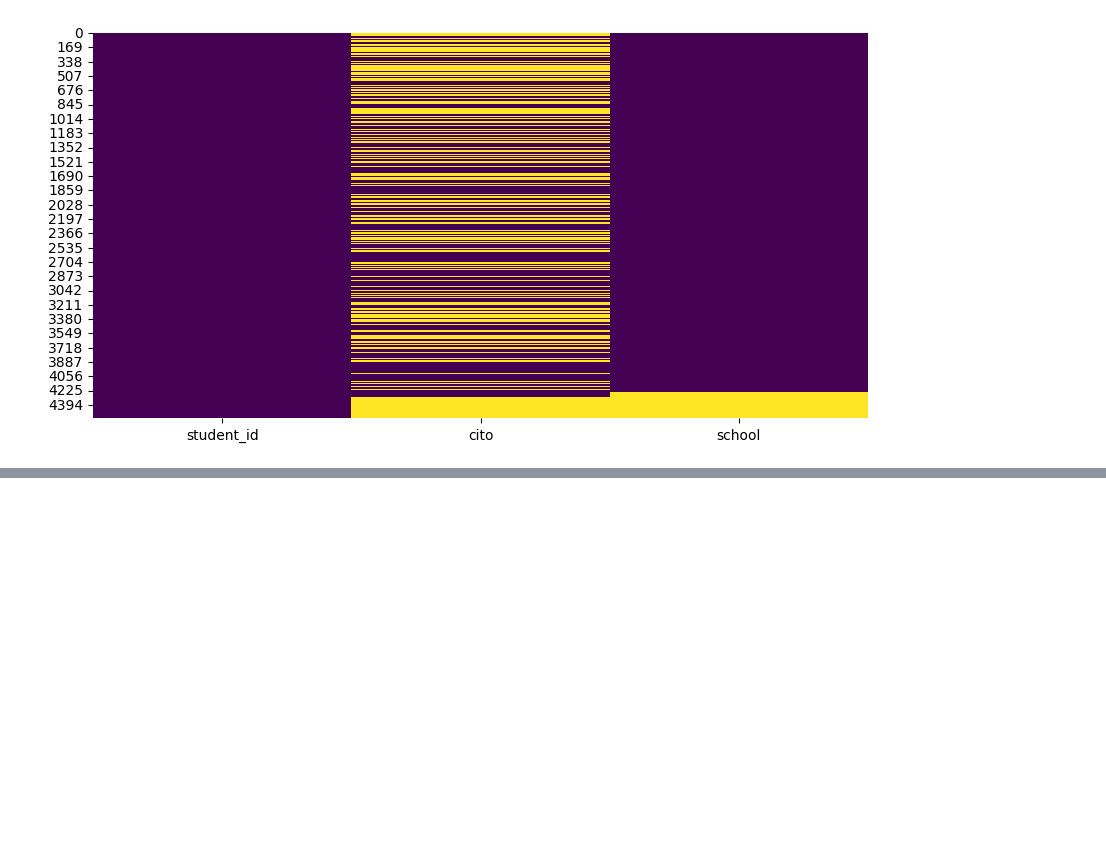
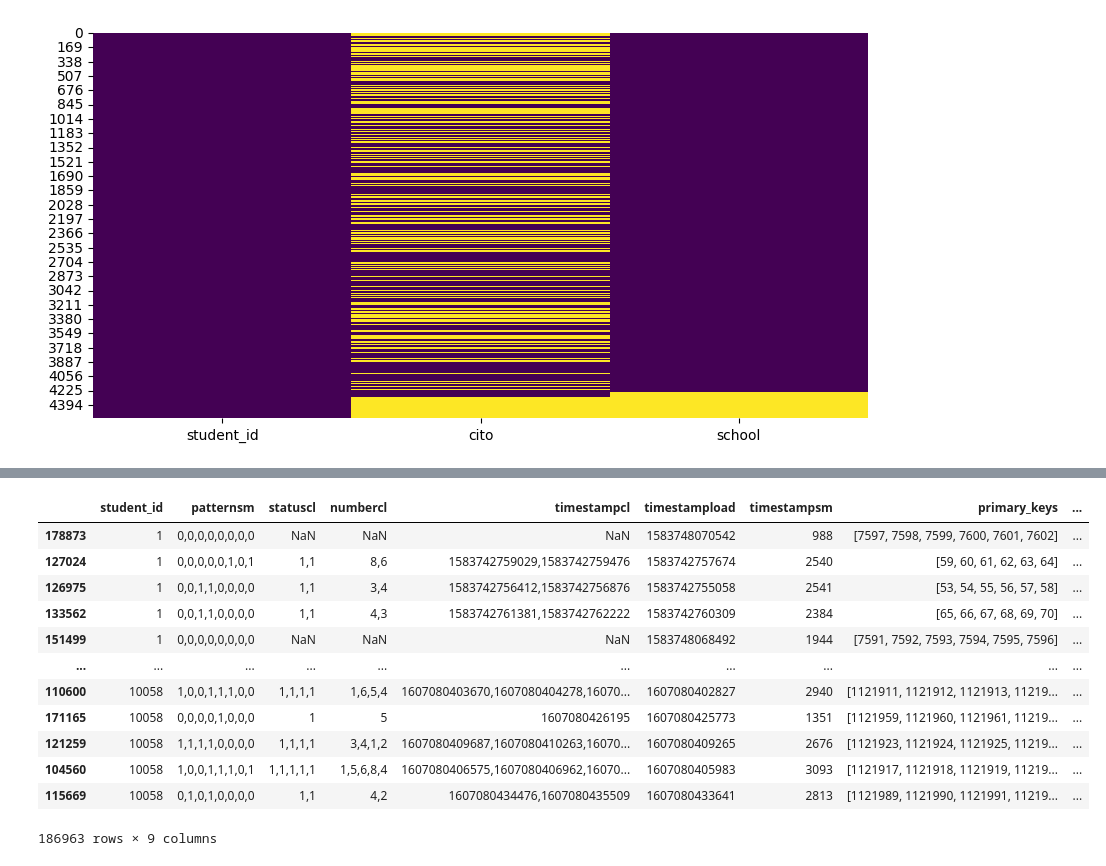
Before and after one commit to RowanBattles/Group4AI, a Jupyter notebook: Workbook.ipynb, the cells around one changed output, grey strips where cells are left out. Drawn from its saved outputs; the diff is of its cells as text; code cells hidden in the pictures; blank space fills up the shorter version.

```diff
--- a/Workbook.ipynb
+++ b/Workbook.ipynb
@@ -223,0 +289,16 @@ plt.show()
+# %%
+df
+# %% [output]
+|  | student_id | patternsm | statuscl | numbercl | timestampcl | timestampload | timestampsm | primary_keys | ... |
+| 178873 | 1 | 0,0,0,0,0,0,0,0 | NaN | NaN | NaN | 1583748070542 | 988 | [7597, 7598, 7599, 7600, 7601, 7602] | ... |
+| 127024 | 1 | 0,0,0,0,0,1,0,1 | 1,1 | 8,6 | 1583742759029,1583742759476 | 1583742757674 | 2540 | [59, 60, 61, 62, 63, 64] | ... |
+| 126975 | 1 | 0,0,1,1,0,0,0,0 | 1,1 | 3,4 | 1583742756412,1583742756876 | 1583742755058 | 2541 | [53, 54, 55, 56, 57, 58] | ... |
+| 133562 | 1 | 0,0,1,1,0,0,0,0 | 1,1 | 4,3 | 1583742761381,1583742762222 | 1583742760309 | 2384 | [65, 66, 67, 68, 69, 70] | ... |
+| 151499 | 1 | 0,0,0,0,0,0,0,0 | NaN | NaN | NaN | 1583748068492 | 1944 | [7591, 7592, 7593, 7594, 7595, 7596] | ... |
+| ... | ... | ... | ... | ... | ... | ... | ... | ... | ... |
+| 110600 | 10058 | 1,0,0,1,1,1,0,0 | 1,1,1,1 | 1,6,5,4 | 1607080403670,1607080404278,16070... | 1607080402827 | 2940 | [1121911, 1121912, 1121913, 11219... | ... |
+| 171165 | 10058 | 0,0,0,0,1,0,0,0 | 1 | 5 | 1607080426195 | 1607080425773 | 1351 | [1121959, 1121960, 1121961, 11219... | ... |
+| 121259 | 10058 | 1,1,1,1,0,0,0,0 | 1,1,1,1 | 3,4,1,2 | 1607080409687,1607080410263,16070... | 1607080409265 | 2676 | [1121923, 1121924, 1121925, 11219... | ... |
+| 104560 | 10058 | 1,0,0,1,1,1,0,1 | 1,1,1,1,1 | 1,5,6,8,4 | 1607080406575,1607080406962,16070... | 1607080405983 | 3093 | [1121917, 1121918, 1121919, 11219... | ... |
+| 115669 | 10058 | 0,1,0,1,0,0,0,0 | 1,1 | 4,2 | 1607080434476,1607080435509 | 1607080433641 | 2813 | [1121989, 1121990, 1121991, 11219... | ... |
+186963 rows × 9 columns
```
Also changed, not shown: parts of 6 cells of this notebook.
